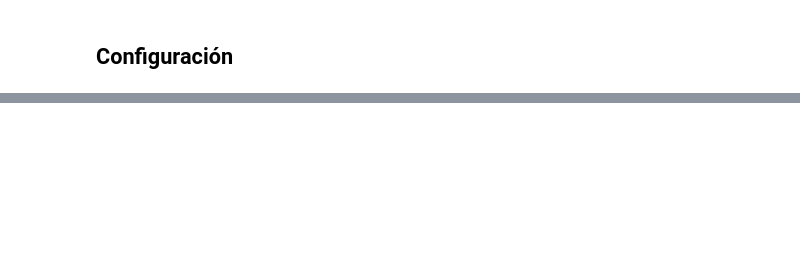
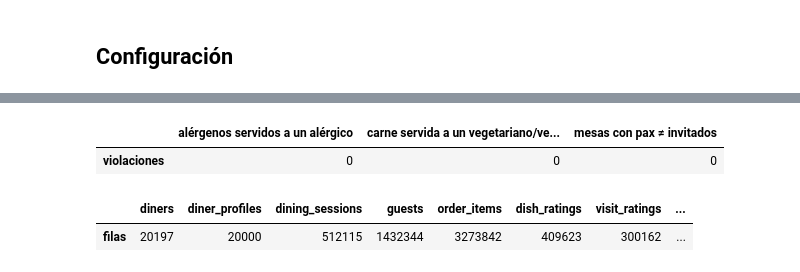
Before and after one commit to Nataliaa05/puzzle-recomendador, a Jupyter notebook: notebooks/03_simulacion_montecarlo.ipynb, the cells around one changed output, grey strips where cells are left out. Saved outputs shown, nothing was run; the diff lists cells and outputs as text; code cells hidden in the pictures; blank space fills up the shorter version.

```diff
--- a/notebooks/03_simulacion_montecarlo.ipynb
+++ b/notebooks/03_simulacion_montecarlo.ipynb
@@ -45,0 +386,68 @@ _Hallazgos y decisiones que pasan al siguiente notebook._
+# %%
+pos = {item: k for k, item in enumerate(index.item_ids)}
+refs = out["guests"].set_index("guest_id")["taste_ref"]
+own = out["order_items"][~out["order_items"]["is_shared"]]
+k_items = own["menu_item_id"].map(pos).to_numpy()
+ref = own["guest_id"].map(refs)
+registered = ref.str.startswith("d").to_numpy()
+rows = ref[registered].str[1:].astype(int).to_numpy()
+allergy_hits = (
+    (index.items.allergens[k_items[registered]] & tastes.allergies[rows]).any(axis=1).sum()
+)
+veg = tastes.diet[rows] != "ninguna"
+veg_hits = (~index.items.vegetarian[k_items[registered]][veg]).sum()
+pax_ok = (
+    out["guests"]
+    .groupby("session_id")
+    .size()
+    .reindex(out["dining_sessions"]["session_id"])
+    .to_numpy()
+    == out["dining_sessions"]["pax"].to_numpy()
+).all()
+checks = {
+    "alérgenos servidos a un alérgico": int(allergy_hits),
+    "carne servida a un vegetariano/vegano": int(veg_hits),
+    "mesas con pax ≠ invitados": int(not pax_ok),
+}
+assert all(v == 0 for v in checks.values()), checks
+pd.Series(checks, name="violaciones").to_frame().T
+# %% [output]
+|  | alérgenos servidos a un alérgico | carne servida a un vegetariano/ve... | mesas con pax ≠ invitados |
+| violaciones | 0 | 0 | 0 |
+# %%
+final = {
+    "diners": contract["diners"],
+    "diner_profiles": answers.assign(diner_id=diner_ids),
+    "dining_sessions": out["dining_sessions"],
+    "guests": contract["guests"],
+    "order_items": contract["order_items"],
+    "dish_ratings": ratings["dish_ratings"],
+    "visit_ratings": ratings["visit_ratings"],
+    "menu_item_availability_events": availability,
+}
+assert_no_truth_leak(final)
+for name, table in final.items():
+    repo.write_table(name, table)
+truth = {
+    "diner_tastes": tastes_frame(tastes, diner_ids),
+    "diner_homes": homes.assign(
+        diner_id=diner_ids, budget=budgets, frequency=frequency, ses_percentile=ses_pct
+    ),
+    "anonymous_tastes": tastes_frame(anonymous[0], [f"a{j:05d}" for j in range(pool)]).assign(
+        budget=anonymous[1]
+    ),
+    "canonical_appeal": canonical_appeal,
+    "menu_item_quality": pd.DataFrame(
+        {"menu_item_id": index.item_ids, "quality": index.items.quality}
+    ),
+    "visits": out["ground_truth_visits"],
+    "order_item_utilities": truth_lines,
+    "guest_tastes": truth_guests,
+    **noise_truth,
+}
+for name, table in truth.items():
+    repo.ground_truth.write_table(name, table)
+pd.Series({n_: len(t) for n_, t in final.items()}, name="filas").to_frame().T
+# %% [output]
+|  | diners | diner_profiles | dining_sessions | guests | order_items | dish_ratings | visit_ratings | ... |
+| filas | 20197 | 20000 | 512115 | 1432344 | 3273842 | 409623 | 300162 | ... |
```
Also changed, not shown: parts of 29 cells of this notebook, 22 other files.
